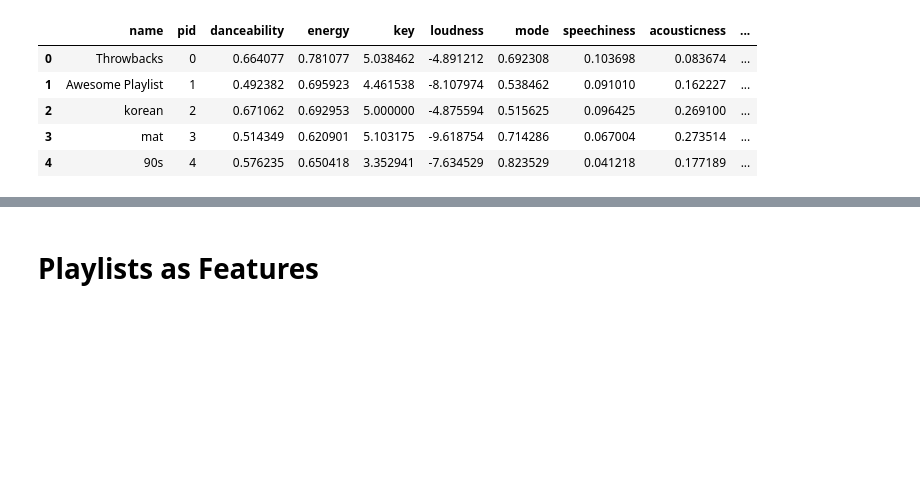
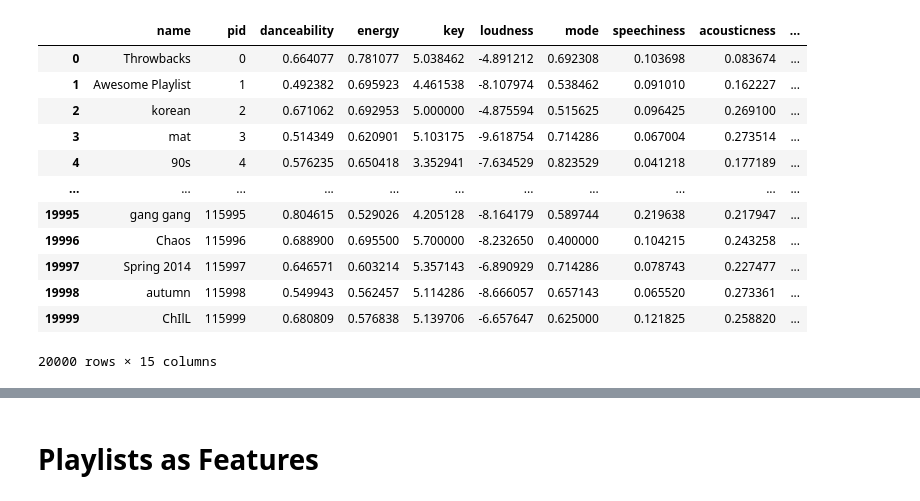
Before and after one commit to Dave-Hdz/MADS_Capstone, a Jupyter notebook: Playlist_Recommendation.ipynb, the cells around one changed output, grey strips where cells are left out. Saved outputs shown, nothing was run; the diff lists cells and outputs as text; code cells hidden in the pictures; blank space fills up the shorter version.

```diff
--- a/Playlist_Recommendation.ipynb
+++ b/Playlist_Recommendation.ipynb
@@ -32,14 +30,21 @@ scope = 'user-library-read user-follow-read playlist-modify-private playlist-mod
 sp = spotipy.Spotify(auth_manager=SpotifyOAuth(scope=scope))
 # %%
 df = pd.read_csv('data/Playlist_Feats.csv')
-df.head()
+df
 # %% [output]
 |  | name | pid | danceability | energy | key | loudness | mode | speechiness | acousticness | ... |
 | 0 | Throwbacks | 0 | 0.664077 | 0.781077 | 5.038462 | -4.891212 | 0.692308 | 0.103698 | 0.083674 | ... |
 | 1 | Awesome Playlist | 1 | 0.492382 | 0.695923 | 4.461538 | -8.107974 | 0.538462 | 0.091010 | 0.162227 | ... |
 | 2 | korean | 2 | 0.671062 | 0.692953 | 5.000000 | -4.875594 | 0.515625 | 0.096425 | 0.269100 | ... |
 | 3 | mat | 3 | 0.514349 | 0.620901 | 5.103175 | -9.618754 | 0.714286 | 0.067004 | 0.273514 | ... |
 | 4 | 90s | 4 | 0.576235 | 0.650418 | 3.352941 | -7.634529 | 0.823529 | 0.041218 | 0.177189 | ... |
+| ... | ... | ... | ... | ... | ... | ... | ... | ... | ... | ... |
+| 19995 | gang gang | 115995 | 0.804615 | 0.529026 | 4.205128 | -8.164179 | 0.589744 | 0.219638 | 0.217947 | ... |
+| 19996 | Chaos | 115996 | 0.688900 | 0.695500 | 5.700000 | -8.232650 | 0.400000 | 0.104215 | 0.243258 | ... |
+| 19997 | Spring 2014 | 115997 | 0.646571 | 0.603214 | 5.357143 | -6.890929 | 0.714286 | 0.078743 | 0.227477 | ... |
+| 19998 | autumn | 115998 | 0.549943 | 0.562457 | 5.114286 | -8.666057 | 0.657143 | 0.065520 | 0.273361 | ... |
+| 19999 | ChIlL | 115999 | 0.680809 | 0.576838 | 5.139706 | -6.657647 | 0.625000 | 0.121825 | 0.258820 | ... |
+20000 rows × 15 columns
 # %%
 # Get all favorite songs from current user and save them to lists to construct dataframe
 tracks = sp.current_user_saved_tracks()
```
Also changed, not shown: parts of 36 cells of this notebook.
